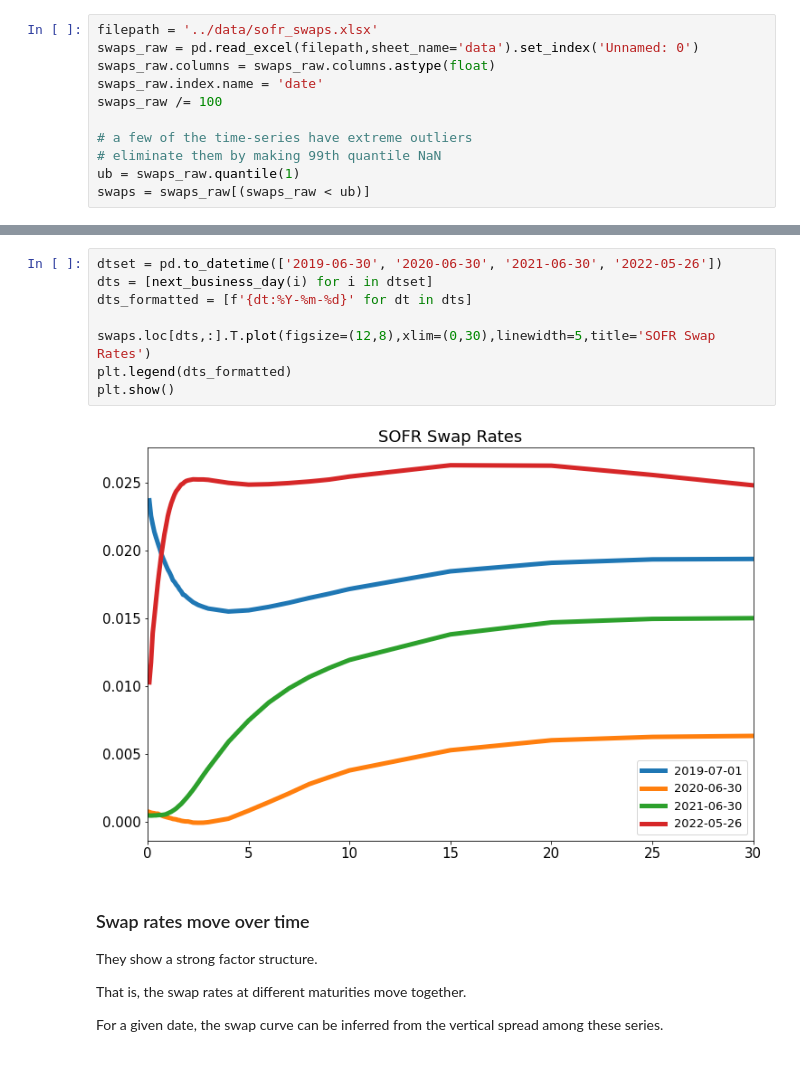
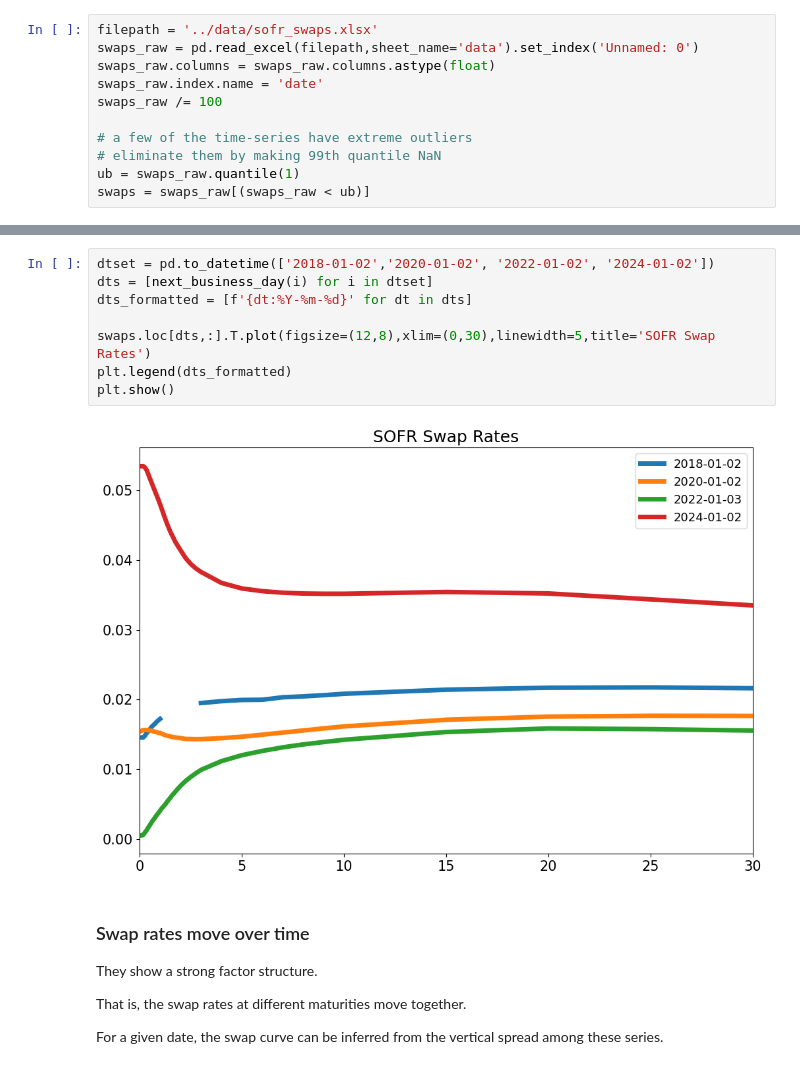
Before and after one commit to MarkHendricks/finm-fixedincome-2024, a Jupyter notebook: discussions/W.3. Swaps.ipynb, the cells around one changed output, grey strips where cells are left out. Saved outputs shown, nothing was run; the diff lists cells and outputs as text.

```diff
--- a/discussions/W.3. Swaps.ipynb
+++ b/discussions/W.3. Swaps.ipynb
@@ -191,13 +191,13 @@ swaps[10].plot();
 # %%
-dtset = pd.to_datetime(['2019-06-30', '2020-06-30', '2021-06-30', '2022-05-26'])
+dtset = pd.to_datetime(['2018-01-02','2020-01-02', '2022-01-02', '2024-01-02'])
 dts = [next_business_day(i) for i in dtset]
 dts_formatted = [f'{dt:%Y-%m-%d}' for dt in dts]
 
 swaps.loc[dts,:].T.plot(figsize=(12,8),xlim=(0,30),linewidth=5,title='SOFR Swap Rates')
 plt.legend(dts_formatted)
 plt.show()
 # %% [output]
-[figure, old version]
+[figure, new version]
 # %% [markdown]
 ### Swap rates move over time
 
```
Also changed, not shown: parts of 8 cells of this notebook, 12 other files.
